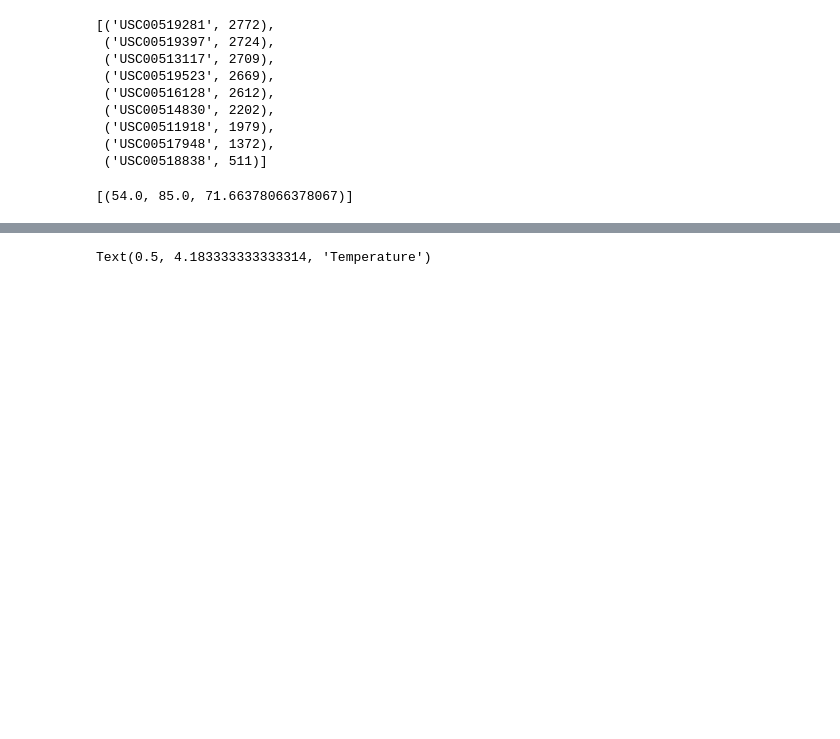
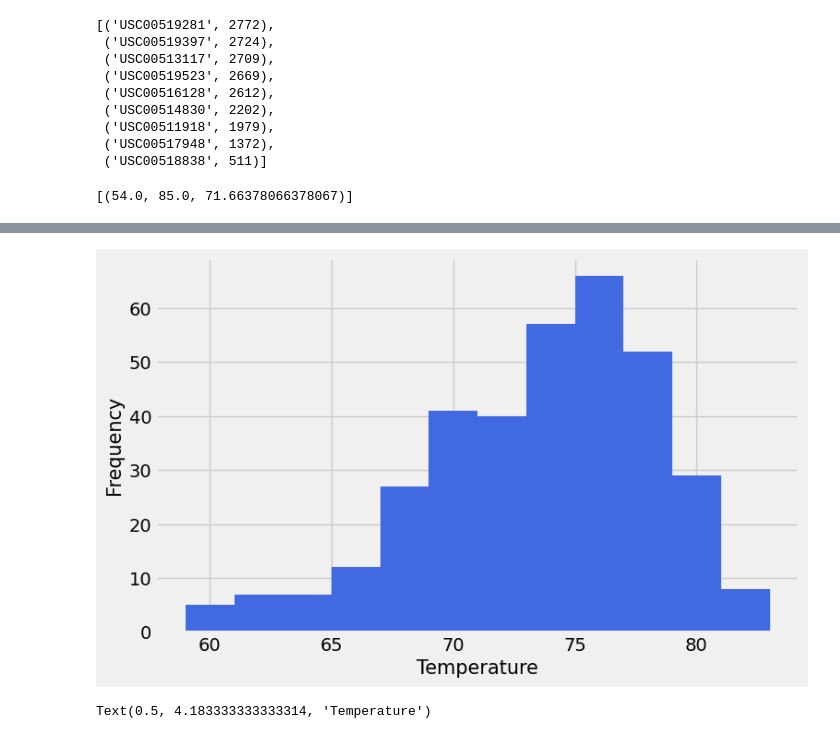
Before and after one commit to dragatuso/sqlalchemy-challenge, a Jupyter notebook: SurfsUp/climate_starter.ipynb, the cells around one changed output, grey strips where cells are left out. Saved outputs shown, nothing was run; the diff lists cells and outputs as text; code cells hidden in the pictures; blank space fills up the shorter version.

```diff
--- a/SurfsUp/climate_starter.ipynb
+++ b/SurfsUp/climate_starter.ipynb
@@ -119,6 +189,10 @@ Text(0, 0.5, 'Inches')
 # %%
 # Design a query to find the most active stations (i.e. which stations have the most rows?)
 # List the stations and their counts in descending order.
+station_data=session.query(Measurement.station,func.count(Measurement.station)).\
+    group_by(Measurement.station).\
+    order_by(func.count(Measurement.station).desc()).all()
+station_data
 # %% [output]
 [('USC00519281', 2772),
  ('USC00519397', 2724),
@@ -134,2 +211,12 @@ Text(0, 0.5, 'Inches')
 # %% [output]
 [(54.0, 85.0, 71.66378066378067)]
+# %%
+# Using the most active station id
+# Query the last 12 months of temperature observation data for this station and plot the results as a histogram
+temp_data = session.query(Measurement.tobs).filter(Measurement.date >= "2016-08-24").\
+    filter(Measurement.date <= "2017-08-23").\
+    filter(Measurement.station==station_data[0][0]).all()
+temp_data
+
+temp_data_df=pd.DataFrame(temp_data)
+temp_data_df
@@ -136,3 +237,15 @@ Text(0, 0.5, 'Inches')
+# %%
+#Plotting Histogram
+hist = temp_data_df['tobs'].hist(bins=12,figsize=(8,5), color='royalblue', zorder=2)
+
+hist.set_xlabel("Temperature", size=15)
+
+# Set y-axis label
+hist.set_ylabel("Frequency", size=15)
+
+plt.show()
+# %% [output]
+[figure, added]
 # %%
 # Using the most active station id
 # Query the last 12 months of temperature observation data for this station and plot the results as a histogram
```
Also changed, not shown: parts of 11 cells of this notebook, 1 other file.
